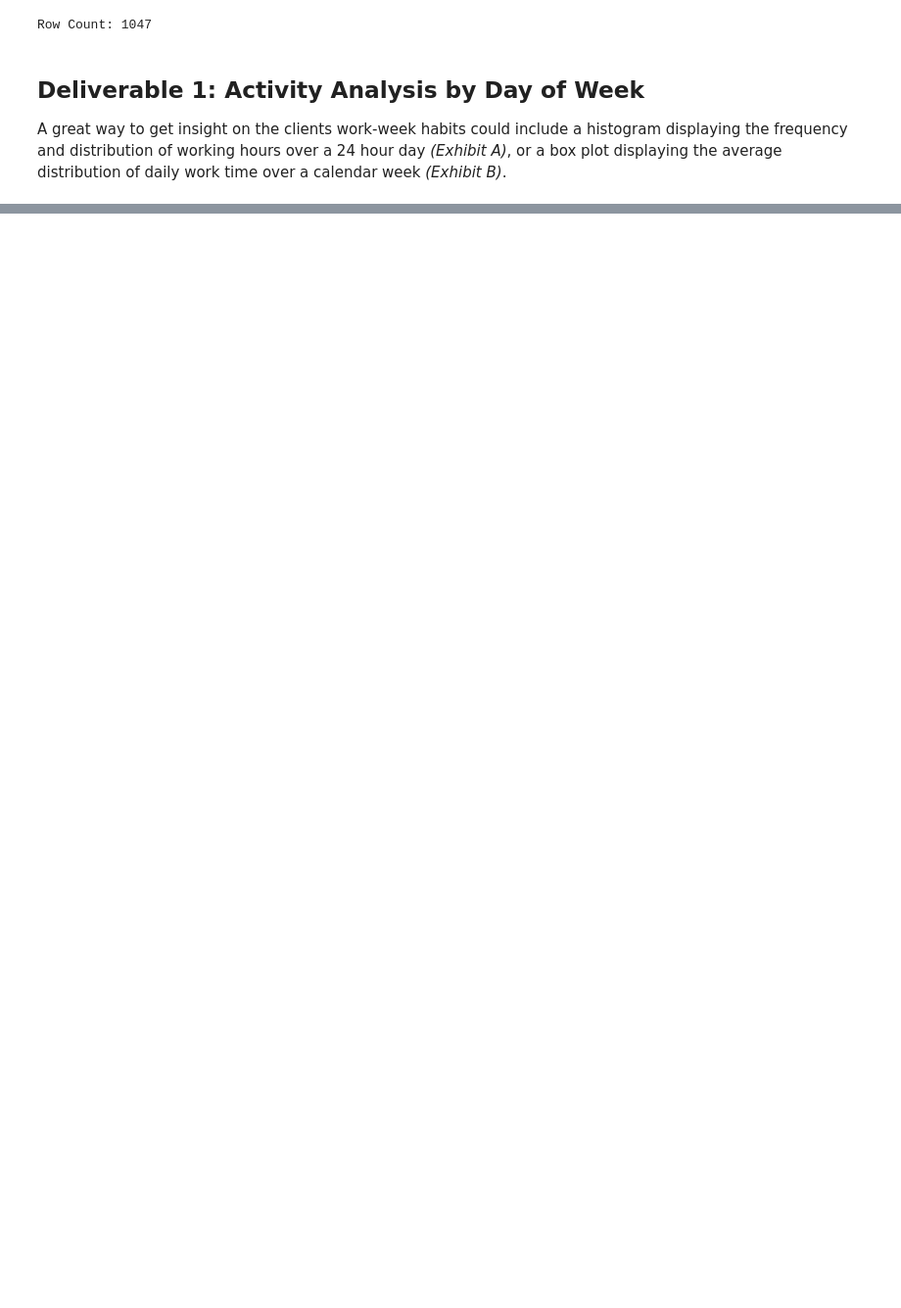
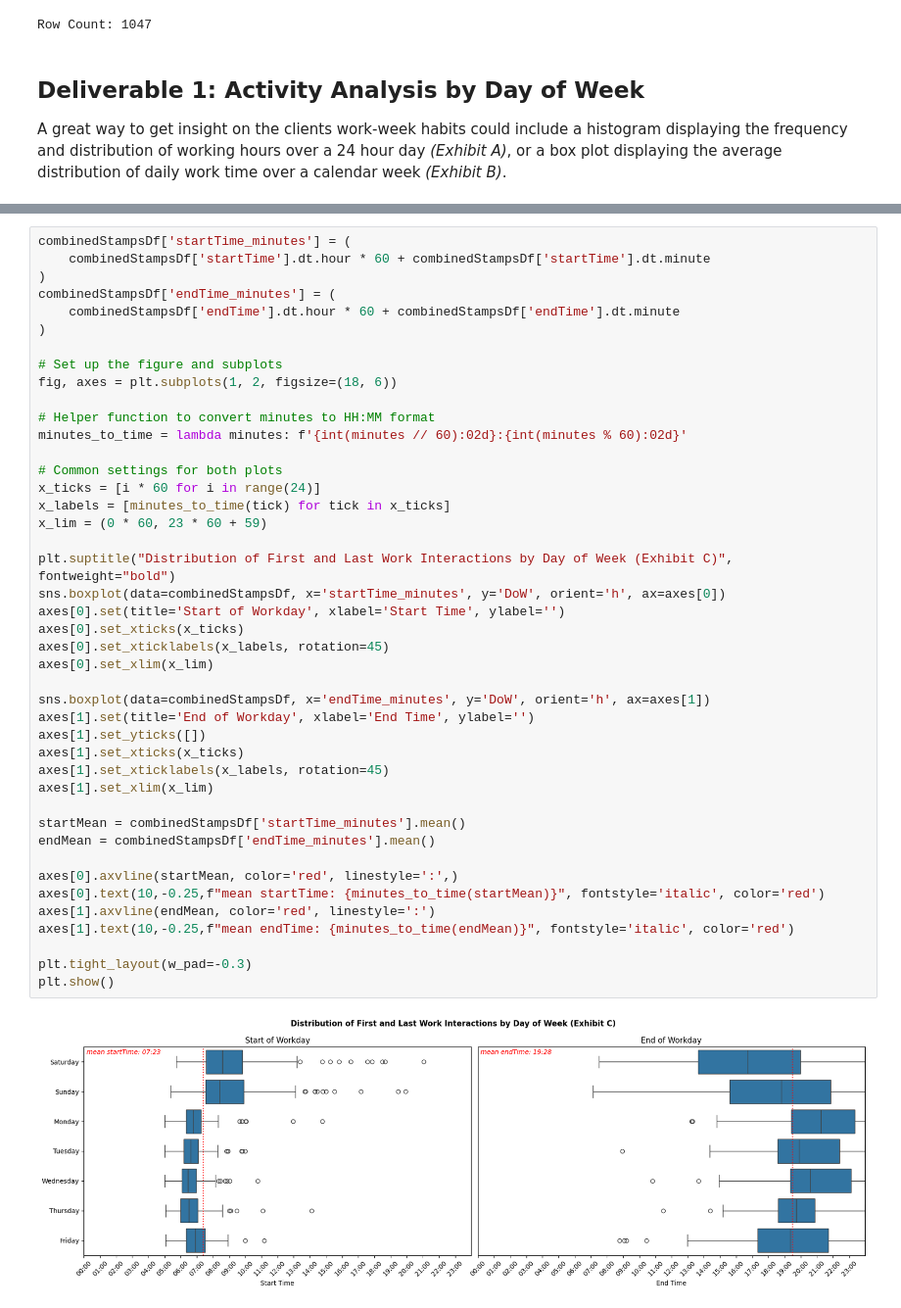
Before and after one commit to SB0912/Consulting-Portfolio, a Jupyter notebook: HvT.ipynb, the cells around one changed output, grey strips where cells are left out. Shown at 98% size. Cells and saved outputs as stored; diff of their text form; blank space fills up the shorter version.

```diff
--- a/HvT.ipynb
+++ b/HvT.ipynb
@@ -277,0 +290,45 @@ This box plot with a 0-24 hour duration frequency, grouped by day of the week, s
+# %%
+combinedStampsDf['startTime_minutes'] = (
+    combinedStampsDf['startTime'].dt.hour * 60 + combinedStampsDf['startTime'].dt.minute
+)
+combinedStampsDf['endTime_minutes'] = (
+    combinedStampsDf['endTime'].dt.hour * 60 + combinedStampsDf['endTime'].dt.minute
+)
+
+# Set up the figure and subplots
+fig, axes = plt.subplots(1, 2, figsize=(18, 6))
+
+# Helper function to convert minutes to HH:MM format
+minutes_to_time = lambda minutes: f'{int(minutes // 60):02d}:{int(minutes % 60):02d}'
+
+# Common settings for both plots
+x_ticks = [i * 60 for i in range(24)]
+x_labels = [minutes_to_time(tick) for tick in x_ticks]
+x_lim = (0 * 60, 23 * 60 + 59)
+
+plt.suptitle("Distribution of First and Last Work Interactions by Day of Week (Exhibit C)", fontweight="bold")
+sns.boxplot(data=combinedStampsDf, x='startTime_minutes', y='DoW', orient='h', ax=axes[0])
+axes[0].set(title='Start of Workday', xlabel='Start Time', ylabel='')
+axes[0].set_xticks(x_ticks)
+axes[0].set_xticklabels(x_labels, rotation=45)
+axes[0].set_xlim(x_lim)
+
+sns.boxplot(data=combinedStampsDf, x='endTime_minutes', y='DoW', orient='h', ax=axes[1])
+axes[1].set(title='End of Workday', xlabel='End Time', ylabel='')
+axes[1].set_yticks([])
+axes[1].set_xticks(x_ticks)
+axes[1].set_xticklabels(x_labels, rotation=45)
+axes[1].set_xlim(x_lim)
+
+startMean = combinedStampsDf['startTime_minutes'].mean()
+endMean = combinedStampsDf['endTime_minutes'].mean()
+
+axes[0].axvline(startMean, color='red', linestyle=':',)
+axes[0].text(10,-0.25,f"mean startTime: {minutes_to_time(startMean)}", fontstyle='italic', color='red')
+axes[1].axvline(endMean, color='red', linestyle=':')
+axes[1].text(10,-0.25,f"mean endTime: {minutes_to_time(endMean)}", fontstyle='italic', color='red')
+
+plt.tight_layout(w_pad=-0.3)
+plt.show()
+# %% [output]
+[figure, added]
```
Also changed, not shown: parts of 17 cells of this notebook.
